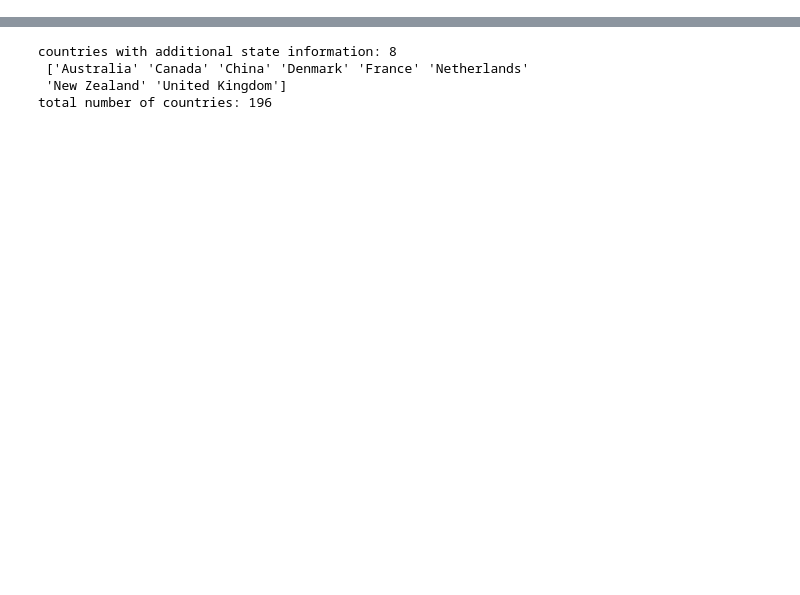
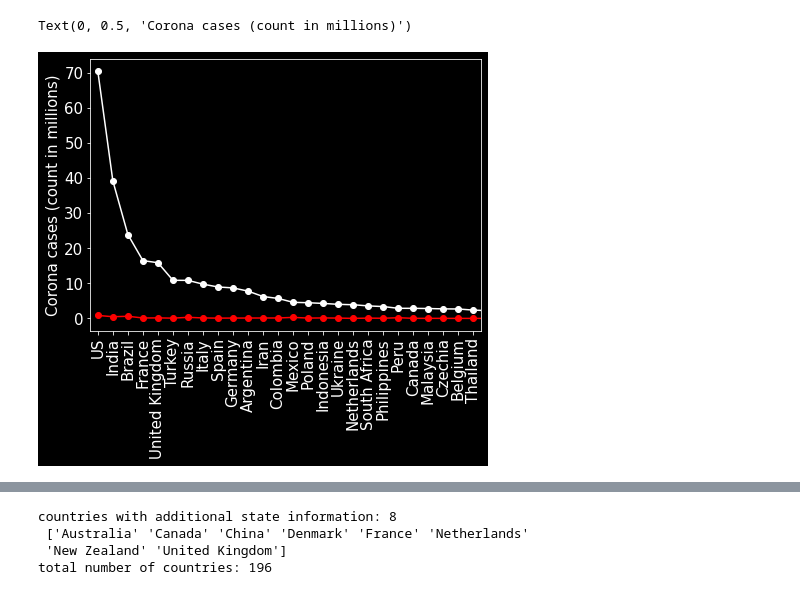
Before and after one commit to mikehemberger/corona-dashboard, a Jupyter notebook: explore-data.ipynb, the cells around one changed output, grey strips where cells are left out. Saved outputs shown, nothing was run; the diff lists cells and outputs as text; code cells hidden in the pictures; blank space fills up the shorter version.

```diff
--- a/explore-data.ipynb
+++ b/explore-data.ipynb
@@ -33,0 +22,7 @@ df.head(5)
+# %%
+# Overall numbers
+df = pd.read_csv("./data/corona_report_22-01-2022.csv")  # aggreated data
+df.columns = [c.lower() for c in df.columns.tolist()]
+
+print(df.columns.tolist()[:10])
+df.head(5)
@@ -33,0 +78,6 @@ df.head(5)
+# %%
+df_ = df.groupby(by="country_region").sum()
+df_ = df_.reset_index()
+
+df_.confirmed.max()
+# for incidnce rate and case fatal > use the mean value nstead of sum
@@ -33,0 +102,3 @@ df.head(5)
+# %%
+dfs = df_.sort_values(by="confirmed", ascending=False, ignore_index=True)
+dfs
@@ -33,0 +119,17 @@ df.head(5)
+# %%
+country_sorted = dfs["country_region"].values
+confirmed_sorted = dfs["confirmed"].values
+deaths_sorted = dfs["deaths"].values
+
+show = 25
+plt.figure(figsize=(7,5))
+plt.plot(country_sorted, confirmed_sorted / 1e6, "wo-", label="confirmed cases")
+# plot on seperate y-axis
+plt.plot(country_sorted, deaths_sorted / 1e6, "ro-", label="deaths")
+
+plt.xlim([-0.5, show + .5])
+plt.xticks(rotation=90);
+plt.ylabel("Corona cases (count in millions)")
+# %% [output]
+Text(0, 0.5, 'Corona cases (count in millions)')
+[figure, added]
```
Also changed, not shown: parts of 20 cells of this notebook, 1 other file.
